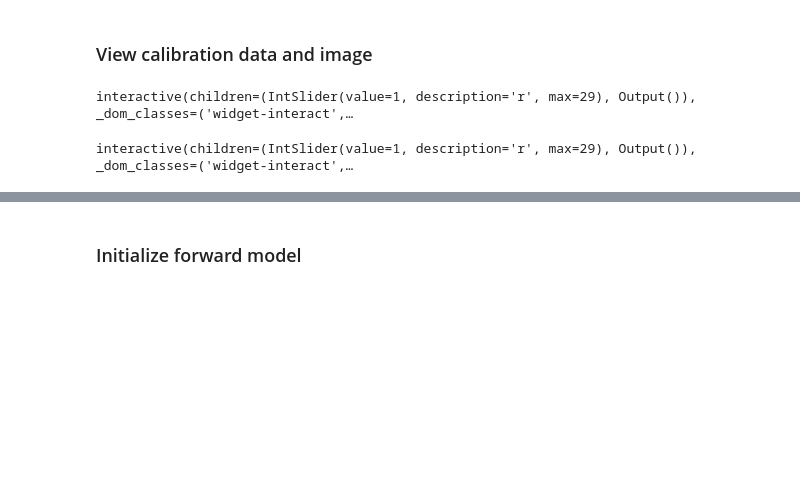
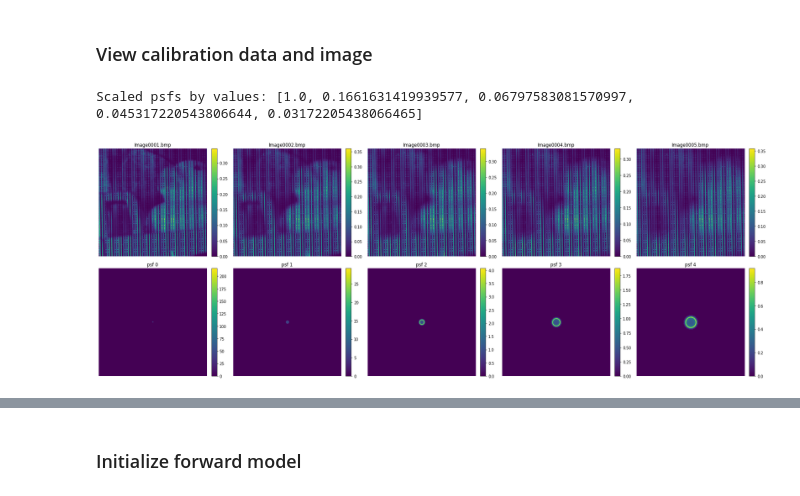
Before and after one commit to Christianfoley/SpectralDefocusCam, a Jupyter notebook: iterative_reconstruction_demo.ipynb, the cells around one changed output, grey strips where cells are left out. Drawn from its saved outputs; the diff is of its cells as text; code cells hidden in the pictures; blank space fills up the shorter version.

```diff
--- a/iterative_reconstruction_demo.ipynb
+++ b/iterative_reconstruction_demo.ipynb
@@ -44,9 +30,0 @@ img = test_loader.dataset.__getitem__(image_index)
-# %%
-helper.plt3D(mask, title="Spectral calibration matrix")
-# %% [output]
-interactive(children=(IntSlider(value=1, description='r', max=29), Output()), _dom_classes=('widget-interact',…
-# %%
-
-helper.plt3D(img['image'].numpy().transpose(1,2,0), title="Test hyperspectral image (ground truth)")
-# %% [output]
-interactive(children=(IntSlider(value=1, description='r', max=29), Output()), _dom_classes=('widget-interact',…
@@ -52,0 +37,59 @@ interactive(children=(IntSlider(value=1, description='r', max=29), Output()), _d
+# %%
+psf_path_rel = "/home/cfoley_waller/defocam/defocuscamdata/calibration_data/DMM_37UX178_ML_calib_data/11_21/singlepos/psfs_ONAXIS_telecent25um"
+test_meas_path_rel = "/home/cfoley_waller/defocam/defocuscamdata/calibration_data/DMM_37UX178_ML_calib_data/11_21/exp_meas/duckincar"
+calib_mat_path_rel = "/home/cfoley_waller/defocam/defocuscamdata/calibration_data/DMM_37UX178_ML_calib_data/calib_matrix_11_10_2023_2_preprocessed/calibration_matrix_450-810_30chan_stride12_avg12.mat"
+
+#exp params
+sim_blur = True
+w_init = [0.003, 0.018, 0.04, 0.06, 0.095]
+crop_center = [1000, 2000]
+crop_size = [768, 768]
+patch_size = [768, 768]
+ksizes = [7, 21, 45, 55, 65]
+exposures = [1 / 662, 1 / 110, 1 / 45, 1 / 30, 1 / 21]
+num_ims = len(exposures)
+
+# calibration matrix
+mask = diffuser_utils.load_mask(calib_mat_path_rel, crop_center, crop_size, patch_size)
+
+# psfs (for visualization)
+psf_stack = psf_utils.get_lsi_psfs(
+    psf_path_rel,
+    blur_levels=num_ims,
+    crop_size=crop_size[0],
+    dim=patch_size[0],
+    ksizes=ksizes,
+    use_first=True,
+    exposures=exposures,
+    threshold=0.55,
+    zero_outside=128,
+    blurstride=1
+)
+# %% [output]
+Scaled psfs by values: [1.0, 0.1661631419939577, 0.06797583081570997, 0.045317220543806644, 0.03172205438066465]
+# %%
+# Experimental measurements
+files = sorted(glob.glob(os.path.join(test_meas_path_rel, "*.bmp")))
+prep = lambda x: diffuser_utils.preprocess_meas(
+    x,
+    center=crop_center,
+    crop_size=crop_size[0],
+    dim=patch_size[0],
+    outlier_std_threshold=3
+)
+measurements = [prep(numpy.array(Image.open(x))) for x in tqdm.tqdm(files, "Preprocessing")]
+
+fig, ax = plt.subplots(2, len(measurements), figsize=(5*len(measurements), 9), dpi=70)
+for i, meas in tqdm.tqdm(list(enumerate(measurements)), "Drawing plot"):
+    img1 = ax[0][i].imshow(meas)
+    fig.colorbar(img1, ax=ax[0][i], fraction=0.046, pad=0.04)
+    img2 = ax[1][i].imshow(psf_stack[i])
+    fig.colorbar(img2, ax=ax[1][i], fraction=0.046, pad=0.04)
+    ax[0][i].axis('off')
+    ax[1][i].axis('off')
+    ax[0][i].set_title(os.path.basename(files[i]))
+    ax[1][i].set_title(f"psf {i}")
+
+plt.tight_layout()
+# %% [output]
+[figure, added]
```
Also changed, not shown: parts of 23 cells of this notebook, 23 other files.
